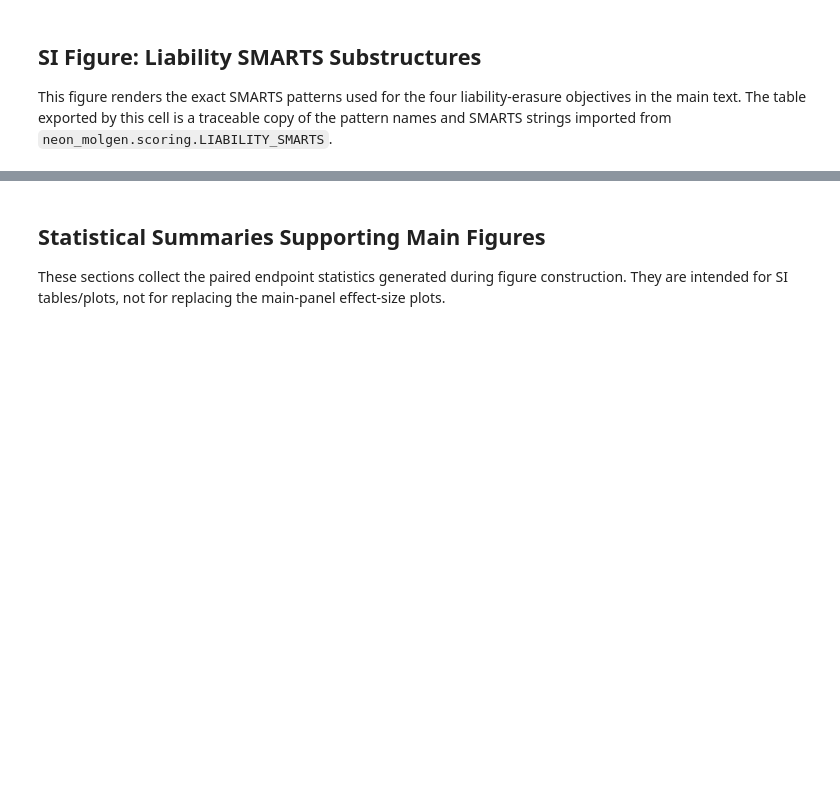
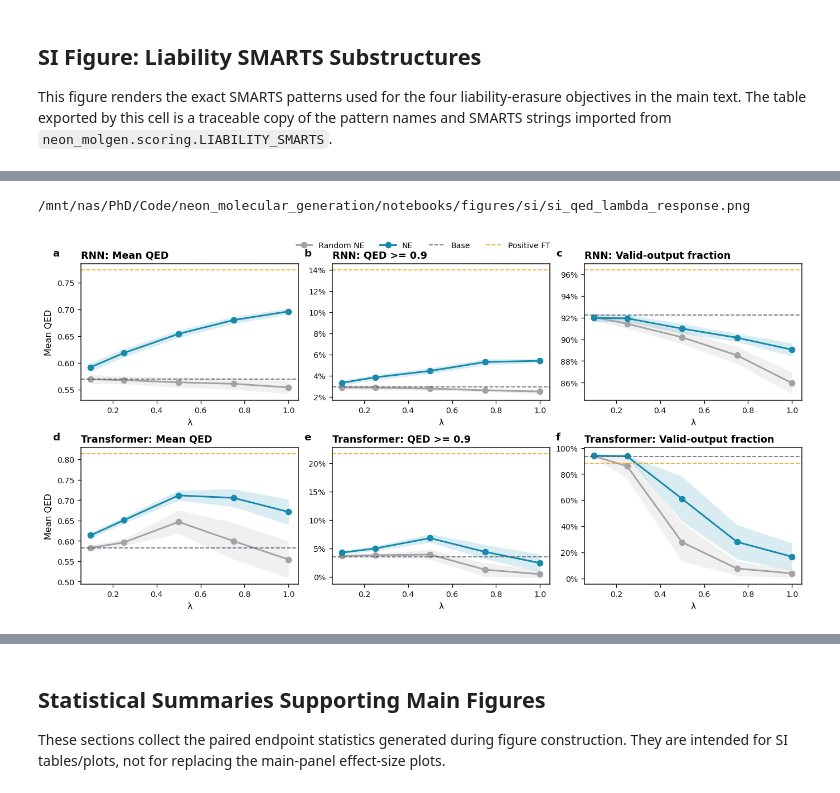
Before and after one commit to JoshuaHesse/negative_extrapolation_molgen, a Jupyter notebook: notebooks/260617_si_figures_and_statistics.ipynb, the cells around one changed output, grey strips where cells are left out. Saved outputs shown, nothing was run; the diff lists cells and outputs as text; code cells hidden in the pictures; blank space fills up the shorter version.

```diff
--- a/notebooks/260617_si_figures_and_statistics.ipynb
+++ b/notebooks/260617_si_figures_and_statistics.ipynb
@@ -328,0 +365,70 @@ plt.show()
+# %%
+qed = load_guacamol_qed()
+qed["model"] = qed["model"].astype(str)
+QED_METRICS = [
+    ("qed_mean", "Mean QED"),
+    ("qed_ge_0.9_fraction", "QED >= 0.9"),
+    ("valid_fraction", "Valid-output fraction"),
+]
+
+lambda_rows = []
+for model in sorted(qed["model"].unique()):
+    if model.startswith("neon_lambda_") or model.startswith("random_neon_lambda_"):
+        try:
+            lam = float(model.rsplit("_", 1)[-1])
+        except ValueError:
+            continue
+        family = "NE" if model.startswith("neon_lambda_") else "Random NE"
+        lambda_rows.append({"model": model, "lambda": lam, "family": family})
+qed_lambda = qed.merge(pd.DataFrame(lambda_rows), on="model", how="inner")
+qed_reference = (
+    qed[qed["model"].isin(["base", "positive"])]
+    .groupby(["architecture", "model"], observed=True)[[metric for metric, _ in QED_METRICS]]
+    .mean()
+    .reset_index()
+)
+lambda_summaries = {
+    metric: mean_ci(qed_lambda, ["architecture", "family", "lambda"], metric)
+    for metric, _ in QED_METRICS
+}
+
+fig, axes = plt.subplots(2, 3, figsize=(11.4, 5.5), constrained_layout=True)
+family_colors = {"NE": NE_LAMBDA_COLORS[0.75], "Random NE": METHOD_COLORS["random_ne"]}
+for row, architecture in enumerate(["RNN", "Transformer"]):
+    refs = qed_reference[qed_reference["architecture"].eq(architecture)]
+    for col, (metric, ylabel) in enumerate(QED_METRICS):
+        ax = axes[row, col]
+        part = lambda_summaries[metric]
+        part = part[part["architecture"].eq(architecture)]
+        for family in ["Random NE", "NE"]:
+            fam = part[part["family"].eq(family)].sort_values("lambda")
+            ax.plot(fam["lambda"], fam["mean"], marker="o", lw=1.8, color=family_colors[family], label=family)
+            ax.fill_between(
+                fam["lambda"].to_numpy(float),
+                (fam["mean"] - fam["ci95"]).to_numpy(float),
+                (fam["mean"] + fam["ci95"]).to_numpy(float),
+                color=family_colors[family], alpha=0.16, linewidth=0,
+            )
+        for model, color, label in [
+            ("base", METHOD_COLORS["base"], "Base"),
+            ("positive", METHOD_COLORS["positive"], "Positive FT"),
+        ]:
+            ref = refs[refs["model"].eq(model)]
+            if not ref.empty:
+                ax.axhline(float(ref[metric].iloc[0]), color=color, lw=1.1, ls="--", alpha=0.8, label=label)
+        ax.set_title(f"{architecture}: {ylabel}", loc="left", fontweight="bold")
+        ax.set_xlabel("λ")
+        ax.set_ylabel(ylabel if col == 0 else "")
+        if metric.endswith("fraction"):
+            ax.yaxis.set_major_formatter(PercentFormatter(1.0, decimals=0))
+        style_ax(ax)
+
+handles, labels = axes[0, 0].get_legend_handles_labels()
+fig.legend(handles, labels, loc="upper center", ncol=4, frameon=False, bbox_to_anchor=(0.5, 1.03))
+label_subplots(fig, x=-0.13, y=1.04)
+save_figure(fig, "si_qed_lambda_response")
+plt.show()
+qed_lambda.to_csv(DATA_DIR / "si_qed_lambda_response.csv", index=False)
+# %% [output]
+/mnt/nas/PhD/Code/neon_molecular_generation/notebooks/figures/si/si_qed_lambda_response.png
+[figure, added]
```
Also changed, not shown: parts of 28 cells of this notebook, 11 other files.
